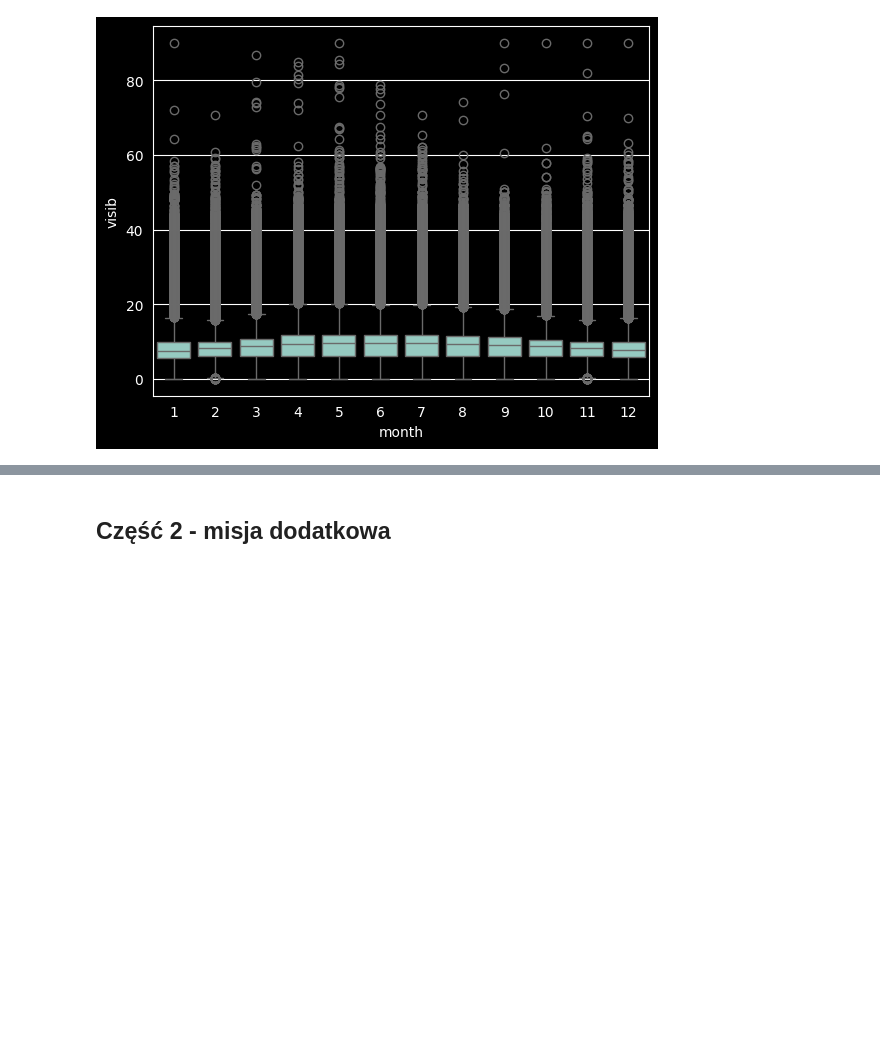
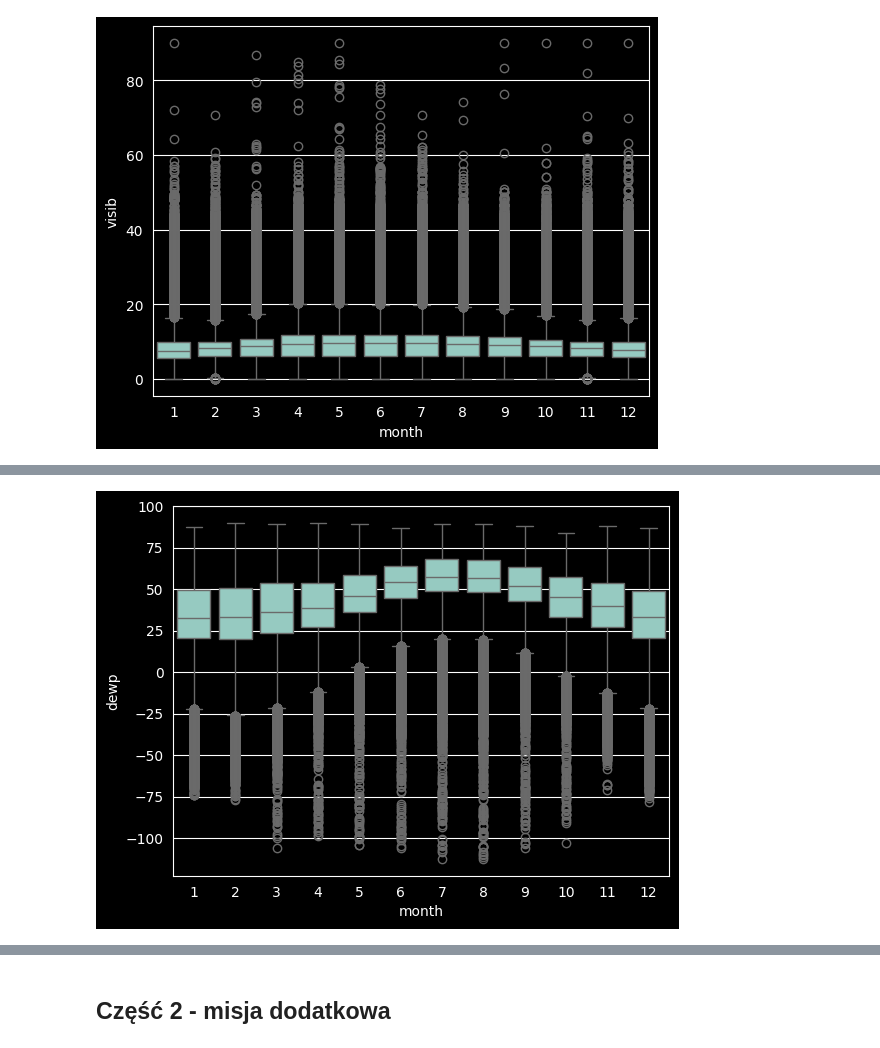
Before and after one commit to Matio004/PodstawyPrzetwarzaniaDuzychZbiorowDanych, a Jupyter notebook: zad2.ipynb, the cells around one changed output, grey strips where cells are left out. Saved outputs shown, nothing was run; the diff lists cells and outputs as text; code cells hidden in the pictures; blank space fills up the shorter version.

```diff
--- a/zad2.ipynb
+++ b/zad2.ipynb
@@ -72,0 +81,4 @@ sns.boxplot(daily_weather, x='month', y='visib');
+# %%
+sns.boxplot(daily_weather, x='month', y='dewp');
+# %% [output]
+[figure, added]
```
Also changed, not shown: parts of 15 cells of this notebook.
